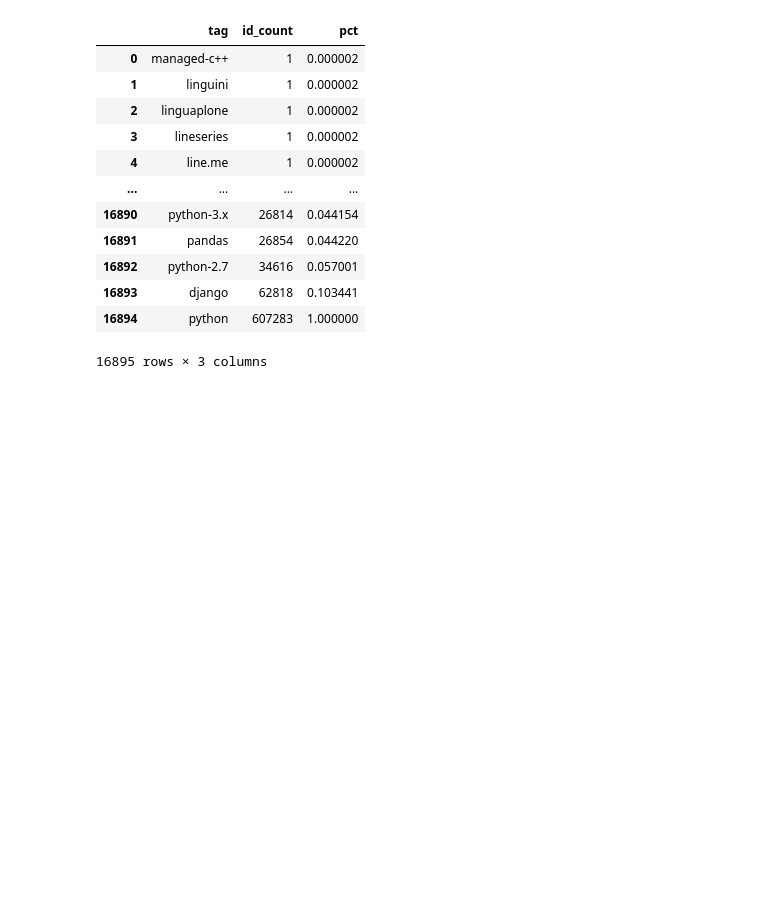
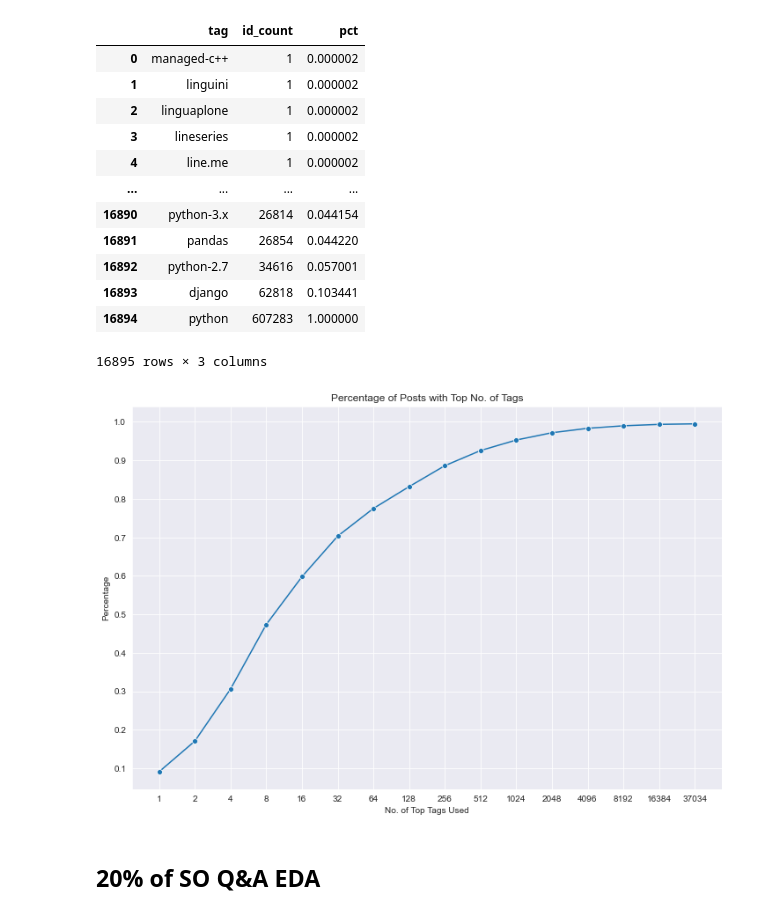
Before and after one commit to willcd/module5-project, a Jupyter notebook: code/eda_notebook.ipynb, the cells around one changed output. Saved outputs shown, nothing was run; the diff lists cells and outputs as text; code cells hidden in the pictures; blank space fills up the shorter version.

```diff
--- a/code/eda_notebook.ipynb
+++ b/code/eda_notebook.ipynb
@@ -19,6 +19,8 @@ import matplotlib.pyplot as plt
 import seaborn as sns
 
 %matplotlib inline
+
+sns.set_style('darkgrid')
 # %%
 questions = pd.read_csv('../zippedData/Questions.csv', encoding='latin1')
 answers = pd.read_csv('../zippedData/Answers.csv', encoding='latin1')
@@ -445,3 +447,40 @@ idtag_df
 | 16893 | django | 62818 | 0.103441 |
 | 16894 | python | 607283 | 1.000000 |
 16895 rows × 3 columns
+# %%
+tbig = pd.read_csv('../zippedData/archive/Tags.csv', encoding='latin1')
+# %%
+tag_per_id = tbig.groupby('Id').size()
+id_per_tag = tbig.groupby('Tag').size()
+
+tagid_df = pd.DataFrame()
+tagid_df['Id'] = tag_per_id.index.values
+tagid_df['tag_count'] = tag_per_id.values
+
+idtag_df = pd.DataFrame()
+idtag_df['tag'] = id_per_tag.index.values
+idtag_df['id_count'] = id_per_tag.values
+
+idtag_df['pct'] = idtag_df['id_count'] / len(tagid_df)
+idtag_df = idtag_df.sort_values(by='pct', ascending=True).reset_index().drop('index', axis=1)
+
+top_tag_counts = [str(2**x) for x in range(0,15)]+[str(len(idtag_df))]
+top_tag_pcts = []
+for count in top_tag_counts:
+    top_tags = list(idtag_df.iloc[-(int(count)+1):-1]['tag'])
+    top_tag_pcts.append(len(tbig[tbig['Tag'].isin(top_tags)].groupby('Id').size())/len(tagid_df))
+
+fig, ax = plt.subplots(figsize=(12,8))
+
+sns.lineplot(x=top_tag_counts, y=top_tag_pcts, marker='o')
+
+ax.set_yticks([x/10 for x in range(1,11)])
+ax.set_xticks(top_tag_counts)
+
+ax.set_title("Percentage of Posts with Top No. of Tags")
+ax.set_xlabel('No. of Top Tags Used')
+ax.set_ylabel('Percentage');
+# %% [output]
+[figure, added]
+# %% [markdown]
+## 20% of SO Q&A EDA
```
Also changed, not shown: parts of 22 cells of this notebook.
